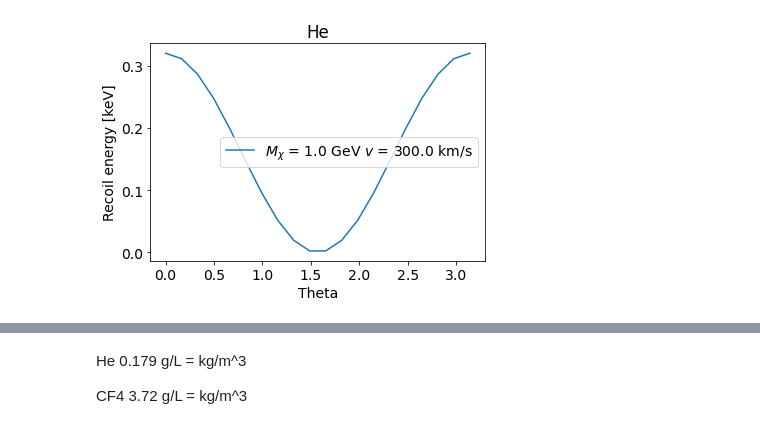
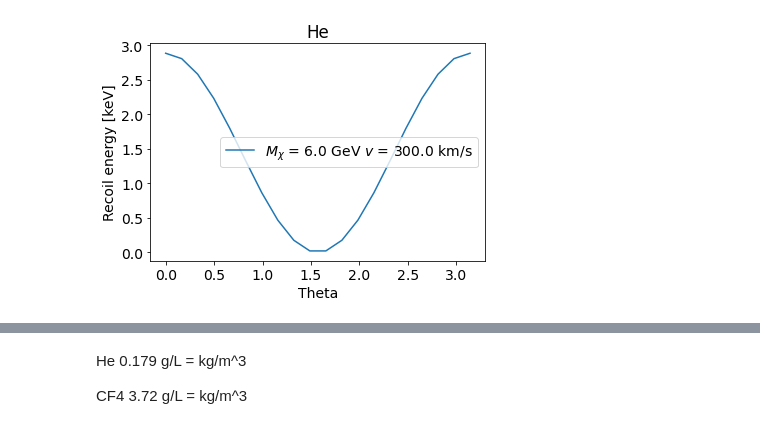
Before and after one commit to gmazzitelli/studenti, a Jupyter notebook: dark_matter.ipynb, the cells around one changed output, grey strips where cells are left out. Drawn from its saved outputs; the diff is of its cells as text; code cells hidden in the pictures.

```diff
--- a/dark_matter.ipynb
+++ b/dark_matter.ipynb
@@ -13,20 +13,20 @@ v = 300*1e3   # m / s
 c = 299792458 # m / s
 # see also http://www.hep.ph.ic.ac.uk/susytalks/fairbairnimperialoneday.pdf
 # %%
-Mx = 1.0      # DM Mas GeV (1.79 x 10-27)
+Mx = 6.0      # DM Mas GeV (1.79 x 10-27)
 Mb = 4.0      # Nucleai Mass GeV
 mu = Mx*Mb/(Mx+Mb)
 # nuclear recoil per He puro
 theta = np.linspace(0,np.pi,20)
 #
 E_r = 2*(v**2/c**2) * (mu**2/Mb) * np.cos(theta)**2 # eq 5 https://arxiv.org/abs/1602.03781
 #
 plt.plot(theta, E_r*10**6, label='$M_\chi$ = {0:.1f} GeV $v$ = {1:.1f} km/s'.format(Mx, v/1e3))
 plt.xlabel('Theta')
 plt.ylabel('Recoil energy [keV]')
 plt.legend()
 plt.title('He')
 plt.show()
 # %% [output]
-[figure, old version]
+[figure, new version]
 # %%
```
Also changed, not shown: parts of 3 cells of this notebook.
